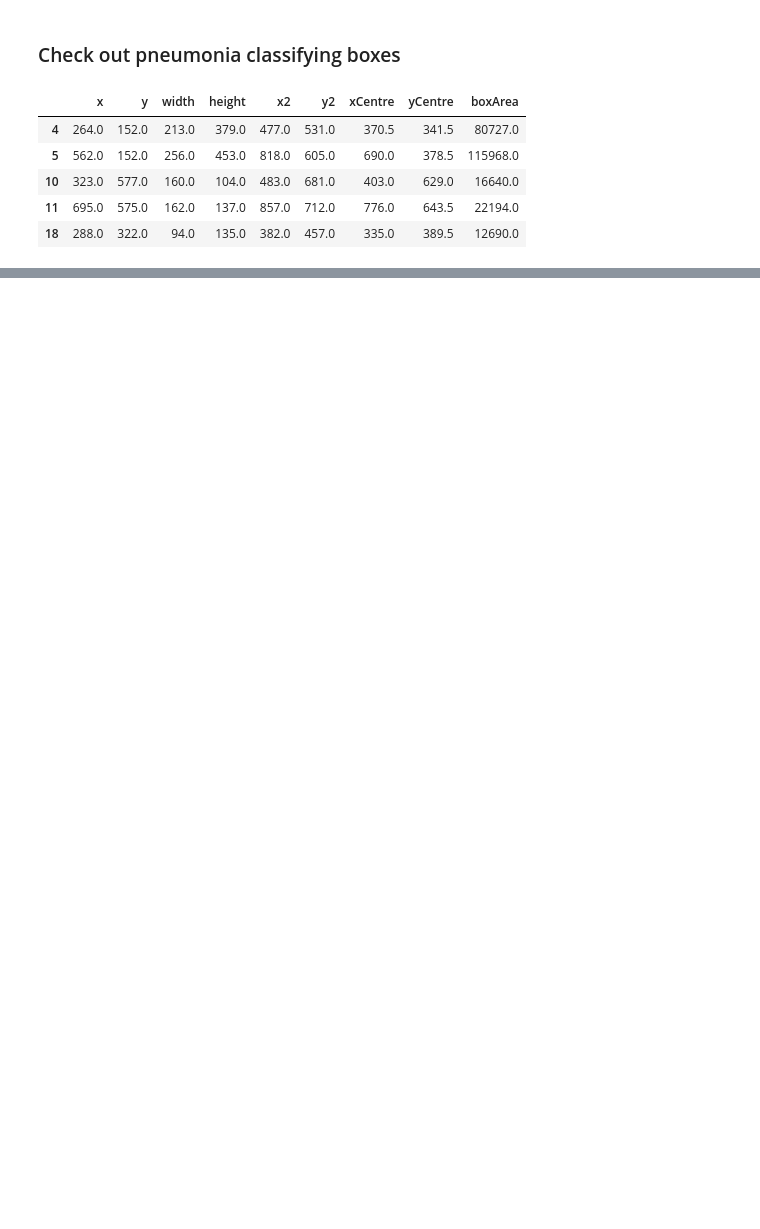
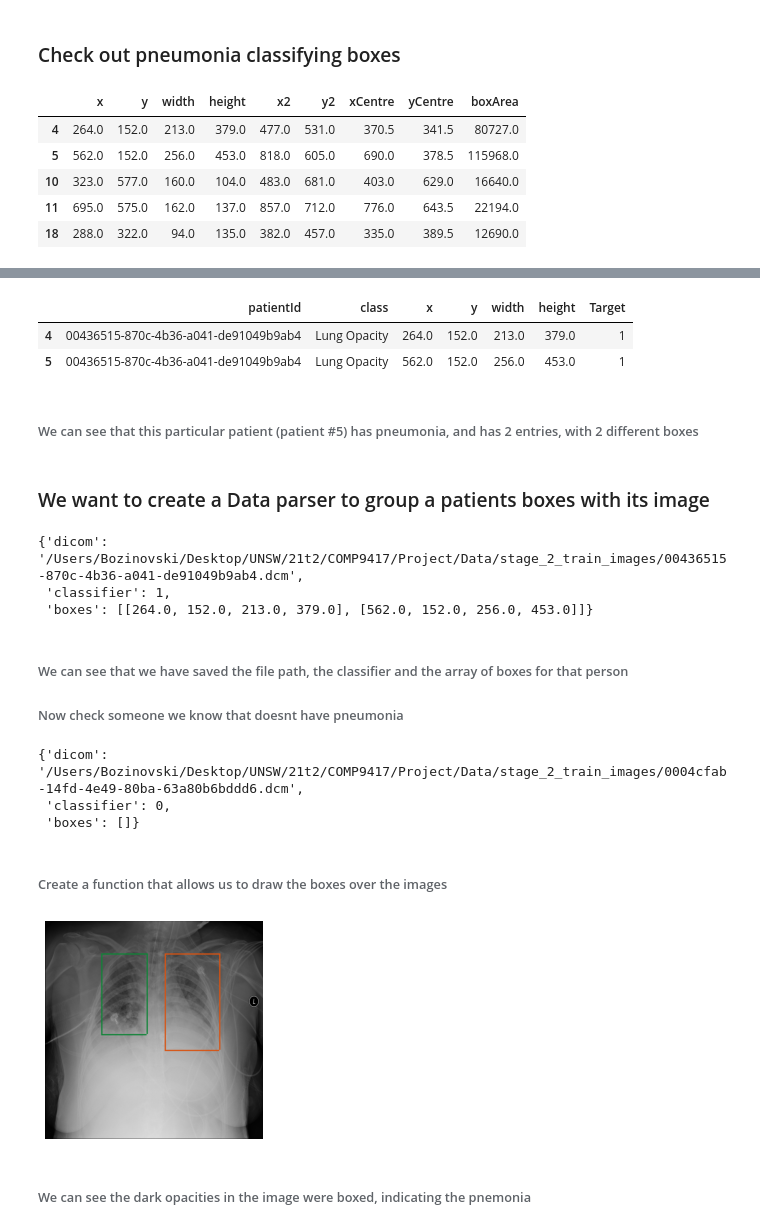
Before and after one commit to BozinovskiDaniel/Pneumonia-Image-Classifier, a Jupyter notebook: EDA_Pneuomonia.ipynb, the cells around one changed output, grey strips where cells are left out. Saved outputs shown, nothing was run; the diff lists cells and outputs as text; code cells hidden in the pictures; blank space fills up the shorter version.

```diff
--- a/EDA_Pneuomonia.ipynb
+++ b/EDA_Pneuomonia.ipynb
@@ -127,0 +209,11 @@ trainImagesPath = '/Users/Bozinovski/Desktop/UNSW/21t2/COMP9417/Project/Data/sta
+# %%
+p = merged.loc[merged['patientId'] == patient1]
+p
+# %% [output]
+|  | patientId | class | x | y | width | height | Target |
+| 4 | 00436515-870c-4b36-a041-de91049b9ab4 | Lung Opacity | 264.0 | 152.0 | 213.0 | 379.0 | 1 |
+| 5 | 00436515-870c-4b36-a041-de91049b9ab4 | Lung Opacity | 562.0 | 152.0 | 256.0 | 453.0 | 1 |
+# %% [markdown]
+###### We can see that this particular patient (patient #5) has pneumonia, and has 2 entries, with 2 different boxes
+# %% [markdown]
+### We want to create a Data parser to group a patients boxes with its image
@@ -127,0 +241,67 @@ trainImagesPath = '/Users/Bozinovski/Desktop/UNSW/21t2/COMP9417/Project/Data/sta
+# %%
+parsedData = parseData(merged)
+
+# Check patient 1 which we know has pneumonia
+parsedData[patient1]
+# %% [output]
+{'dicom': '/Users/Bozinovski/Desktop/UNSW/21t2/COMP9417/Project/Data/stage_2_train_images/00436515-870c-4b36-a041-de91049b9ab4.dcm',
+ 'classifier': 1,
+ 'boxes': [[264.0, 152.0, 213.0, 379.0], [562.0, 152.0, 256.0, 453.0]]}
+# %% [markdown]
+###### We can see that we have saved the file path, the classifier and the array of boxes for that person
+
+###### Now check someone we know that doesnt have pneumonia
+# %%
+parsed[merged['patientId'][0]]
+# %% [output]
+{'dicom': '/Users/Bozinovski/Desktop/UNSW/21t2/COMP9417/Project/Data/stage_2_train_images/0004cfab-14fd-4e49-80ba-63a80b6bddd6.dcm',
+ 'classifier': 0,
+ 'boxes': []}
+# %% [markdown]
+###### Create a function that allows us to draw the boxes over the images
+# %%
+"""
+Credit for @peterchang77 on kaggle for these 2 functions
+"""
+
+# This function will allow us to overlay a box
+def overlayBox(im, box, rgb, stroke=1):
+
+    # --- Convert coordinates to integers
+    box = [int(b) for b in box]
+
+    # --- Extract coordinates
+    x, y, width, height = box
+    y2 = y + height
+    x2 = x + width
+
+    im[y:y + stroke, x:x2] = rgb
+    im[y2:y2 + stroke, x:x2] = rgb
+    im[y:y2, x:x + stroke] = rgb
+    im[y:y2, x2:x2 + stroke] = rgb
+
+    return im
+
+def drawBox(data):
+
+    d = pydicom.read_file(data['dicom']) # Open and read the file
+    im = d.pixel_array
+
+    # Convert to 3 RGB
+    im = np.stack([im] * 3, axis=2)
+
+    # Add the boxes with random colours
+    for box in data['boxes']:
+
+        rgb = np.floor(np.random.rand(3) * 256).astype('int') # Get rgb
+
+        im = overlayBox(im=im, box=box, rgb=rgb, stroke=6) # Overlay the box
+
+    pl.imshow(im, cmap=pl.cm.gist_gray) # Show the image
+    pl.axis('off') # Remove axis
+# %%
+drawBox(parsedData[patient1])
+# %% [output]
+[figure, added]
+# %% [markdown]
+###### We can see the dark opacities in the image were boxed, indicating the pnemonia
```
Also changed, not shown: parts of 15 cells of this notebook.
